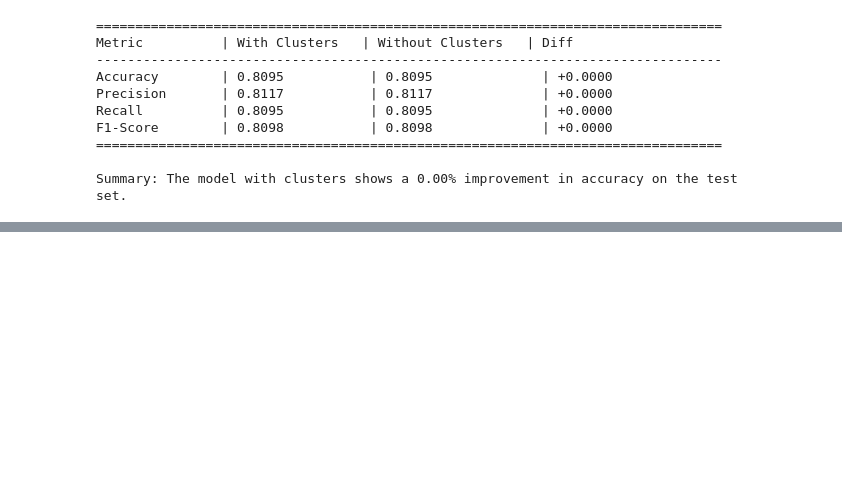
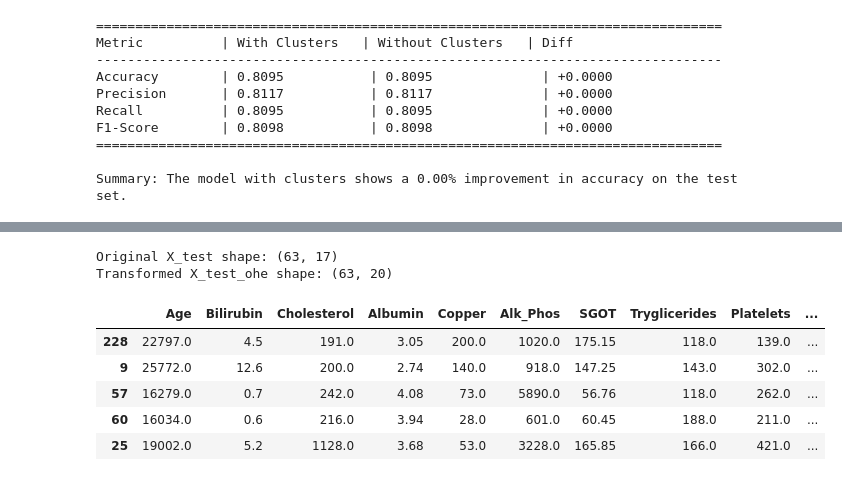
Before and after one commit to hasithapramuditha/Cirrhosis-Prediction, a Jupyter notebook: Main_modelfit.ipynb, the cells around one changed output, grey strips where cells are left out. Cells and saved outputs as stored; diff of their text form; code cells hidden in the pictures; blank space fills up the shorter version.

```diff
--- a/Main_modelfit.ipynb
+++ b/Main_modelfit.ipynb
@@ -1029,0 +969,28 @@ Numerical features: 10
+# %%
+import pandas as pd
+
+# 1. Apply One-Hot Encoding to X_test
+X_test_ohe_reformed = pd.get_dummies(X_test, columns=X_test.select_dtypes(include=['object', 'category']).columns, drop_first=True)
+
+# 2. Align columns with X_train_ohe
+# We ensure all columns present in the training set are present here
+for col in X_train_ohe.columns:
+    if col not in X_test_ohe_reformed.columns and col != 'Cluster':
+        X_test_ohe_reformed[col] = 0
+
+# 3. Ensure the order of columns matches X_train_ohe (excluding Cluster if it wasn't intended for this specific set)
+train_cols = [c for c in X_train_ohe.columns if c != 'Cluster']
+X_test_ohe_reformed = X_test_ohe_reformed[train_cols]
+
+print(f"Original X_test shape: {X_test.shape}")
+print(f"Transformed X_test_ohe shape: {X_test_ohe_reformed.shape}")
+X_test_ohe_reformed.head()
+# %% [output]
+Original X_test shape: (63, 17)
+Transformed X_test_ohe shape: (63, 20)
+|  | Age | Bilirubin | Cholesterol | Albumin | Copper | Alk_Phos | SGOT | Tryglicerides | Platelets | ... |
+| 228 | 22797.0 | 4.5 | 191.0 | 3.05 | 200.0 | 1020.0 | 175.15 | 118.0 | 139.0 | ... |
+| 9 | 25772.0 | 12.6 | 200.0 | 2.74 | 140.0 | 918.0 | 147.25 | 143.0 | 302.0 | ... |
+| 57 | 16279.0 | 0.7 | 242.0 | 4.08 | 73.0 | 5890.0 | 56.76 | 118.0 | 262.0 | ... |
+| 60 | 16034.0 | 0.6 | 216.0 | 3.94 | 28.0 | 601.0 | 60.45 | 188.0 | 211.0 | ... |
+| 25 | 19002.0 | 5.2 | 1128.0 | 3.68 | 53.0 | 3228.0 | 165.85 | 166.0 | 421.0 | ... |
```
Also changed, not shown: parts of 29 cells of this notebook.
